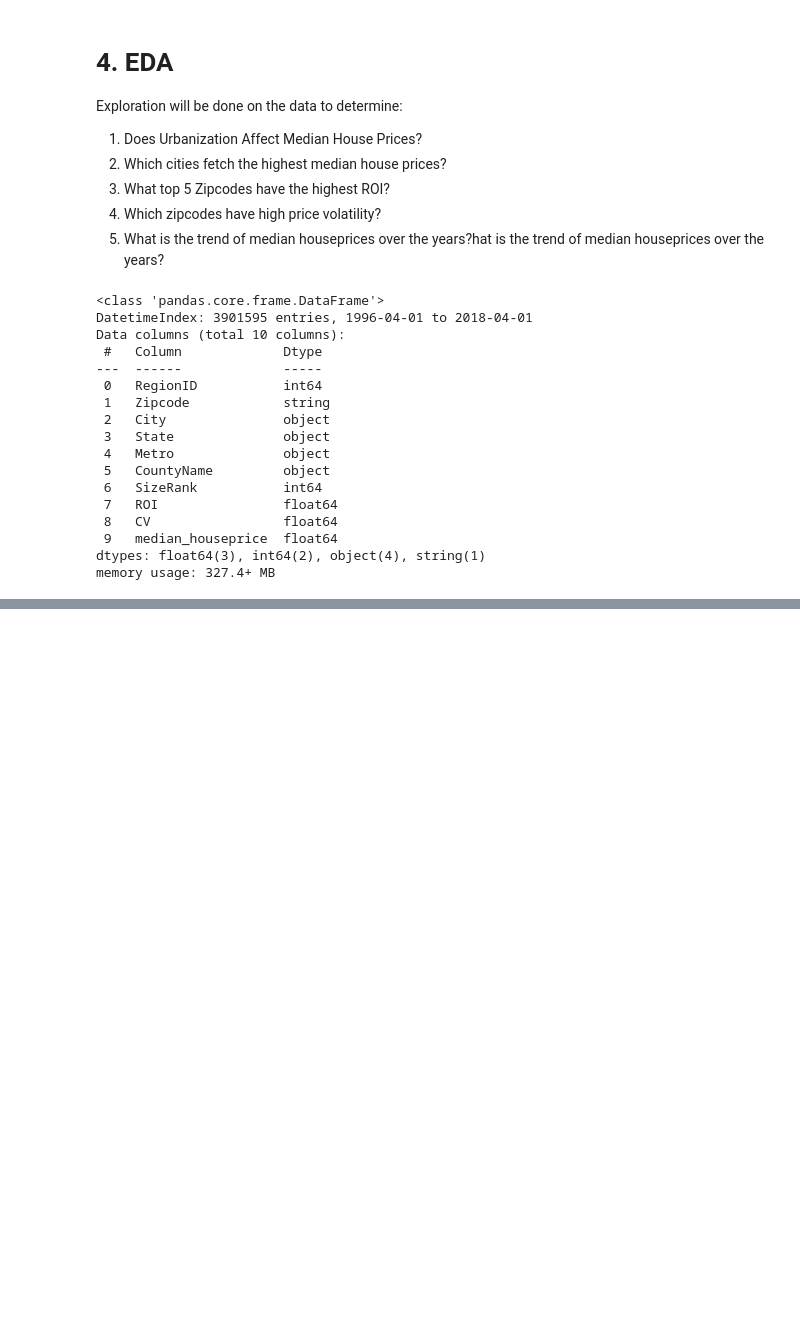
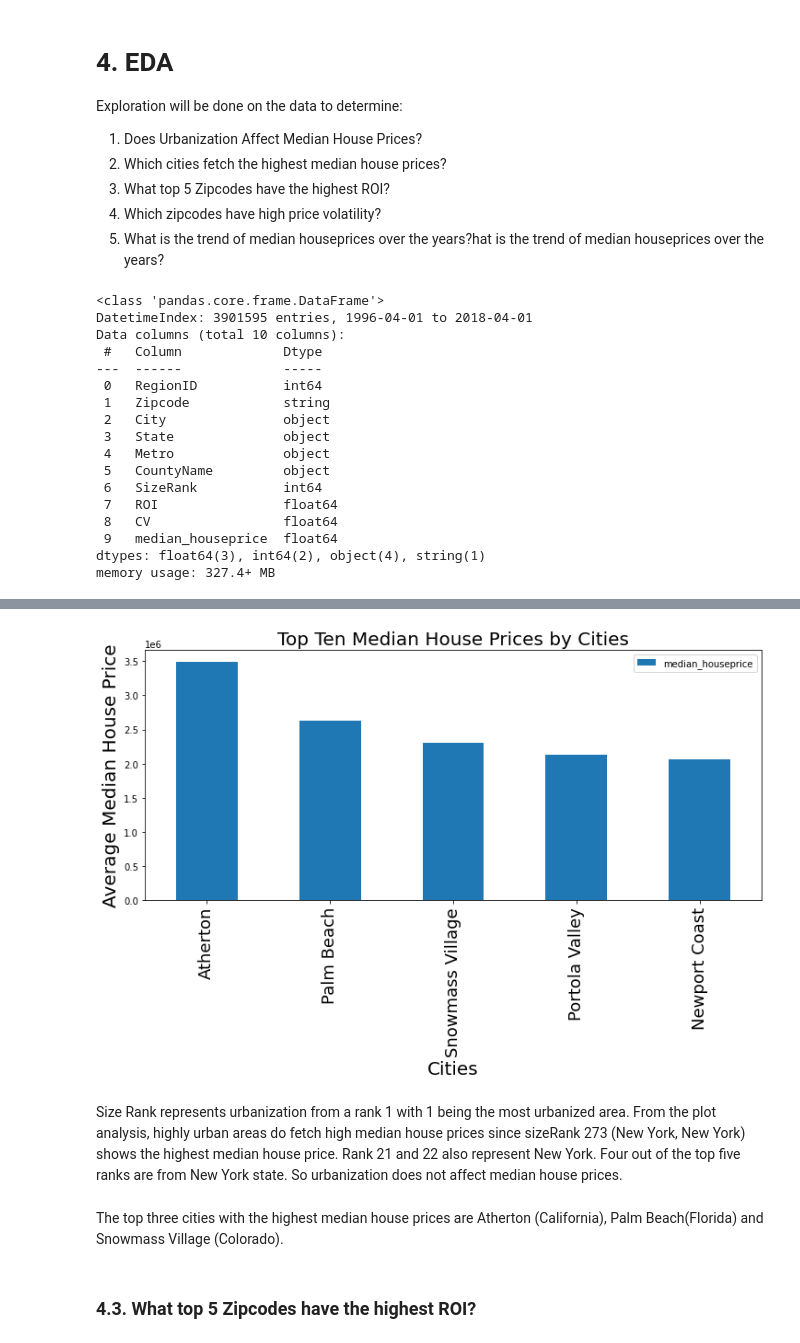
Before and after one commit to OswaldCc/Forecasting-Zillow-Real-Estate-Prices-Time-Series-Modelling, a Jupyter notebook: index.ipynb, the cells around one changed output, grey strips where cells are left out. Cells and saved outputs as stored; diff of their text form; code cells hidden in the pictures; blank space fills up the shorter version.

```diff
--- a/index.ipynb
+++ b/index.ipynb
@@ -356,0 +398,21 @@ memory usage: 327.4+ MB
+# %%
+ax2 = houseprice_topcities.plot(kind='bar', figsize=(12,5));
+ax2.set_alpha(0.8)
+ax2.set_title("Top Ten Median House Prices by Cities", fontsize=20)
+ax2.set_ylabel("Average Median House Price", fontsize=20);
+ax2.set_xlabel("Cities", fontsize=20)
+plt.xticks(fontsize= 18)
+plt.savefig("output.jpg")
+plt.show()
+# %% [output]
+[figure, added]
+# %% [markdown]
+Size Rank represents urbanization from a rank 1 with 1 being the most urbanized area.
+From the plot analysis, highly urban areas do fetch high median house prices since sizeRank 273 (New York, New York) shows the highest median house
+price. Rank 21 and 22 also represent New York. Four out of the top five ranks are from New York state.
+So urbanization does not affect median house prices.
+# %% [markdown]
+The top three cities with the highest median house prices are Atherton (California), Palm Beach(Florida) and Snowmass Village
+(Colorado).
+# %% [markdown]
+### 4.3. What top 5 Zipcodes have the highest ROI?
```
Also changed, not shown: parts of 47 cells of this notebook.
